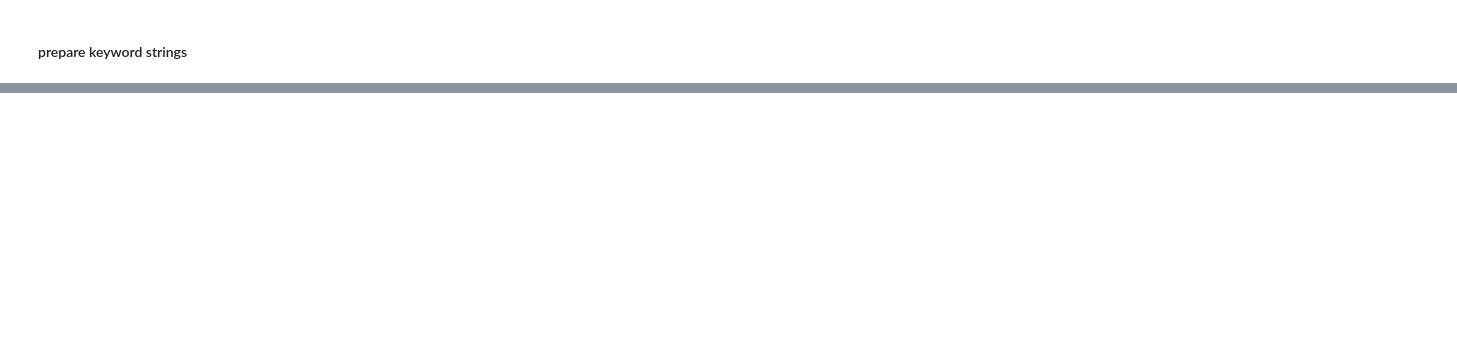
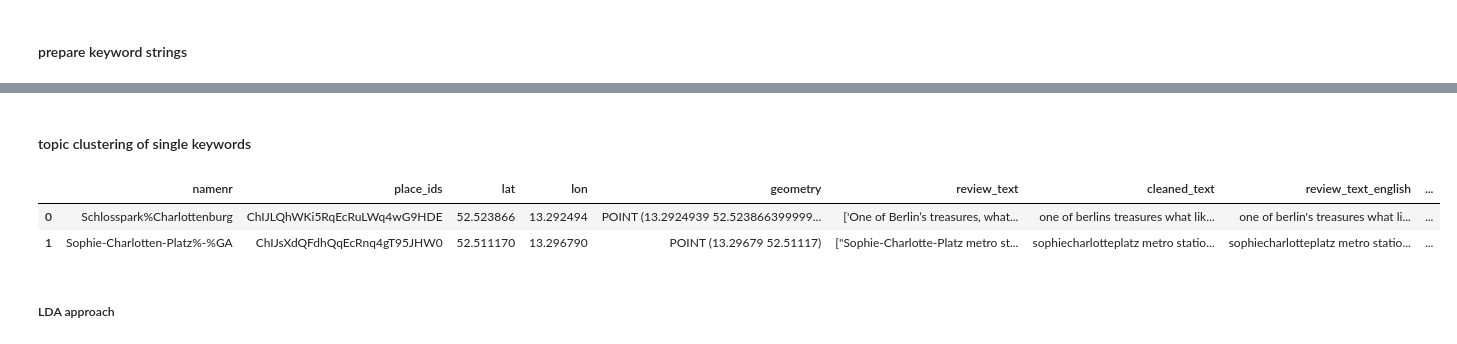
Before and after one commit to LukasKochRuchay/google_review_topic_modelling, a Jupyter notebook: notebooks/02_negextract.ipynb, the cells around one changed output, grey strips where cells are left out. Saved outputs shown, nothing was run; the diff lists cells and outputs as text; code cells hidden in the pictures; blank space fills up the shorter version.

Commit message:
all minml v6 clusters

```diff
--- a/notebooks/02_negextract.ipynb
+++ b/notebooks/02_negextract.ipynb
@@ -238,0 +206,24 @@ lda = models.LdaModel(corpus, num_topics=3, id2word=dictionary, passes=20)
+# %% [markdown]
+#### topic clustering of single keywords
+# %%
+df = pd.read_csv('../data/processed/review_keywords.csv')
+# %%
+df.drop(columns='Unnamed: 0', axis=1, inplace=True)
+# %%
+def convert(value):
+
+    if isinstance(value, list):
+        return value
+    if isinstance(value, str):
+        try:
+            return ast.literal_eval(value)
+        except (ValueError, SyntaxError):
+            return []
+    return []
+# %%
+df['keywords'] = df['keywords'].apply(convert)
+df.head(2)
+# %% [output]
+|  | namenr | place_ids | lat | lon | geometry | review_text | cleaned_text | review_text_english | ... |
+| 0 | Schlosspark%Charlottenburg | ChIJLQhWKi5RqEcRuLWq4wG9HDE | 52.523866 | 13.292494 | POINT (13.2924939 52.523866399999... | ['One of Berlin’s treasures, what... | one of berlins treasures what lik... | one of berlin's treasures what li... | ... |
+| 1 | Sophie-Charlotten-Platz%-%GA | ChIJsXdQFdhQqEcRnq4gT95JHW0 | 52.511170 | 13.296790 | POINT (13.29679 52.51117) | ["Sophie-Charlotte-Platz metro st... | sophiecharlotteplatz metro statio... | sophiecharlotteplatz metro statio... | ... |
@@ -238,0 +242,2 @@ lda = models.LdaModel(corpus, num_topics=3, id2word=dictionary, passes=20)
+# %% [markdown]
+##### LDA approach
```
Also changed, not shown: parts of 55 cells of this notebook, 2 other files.
